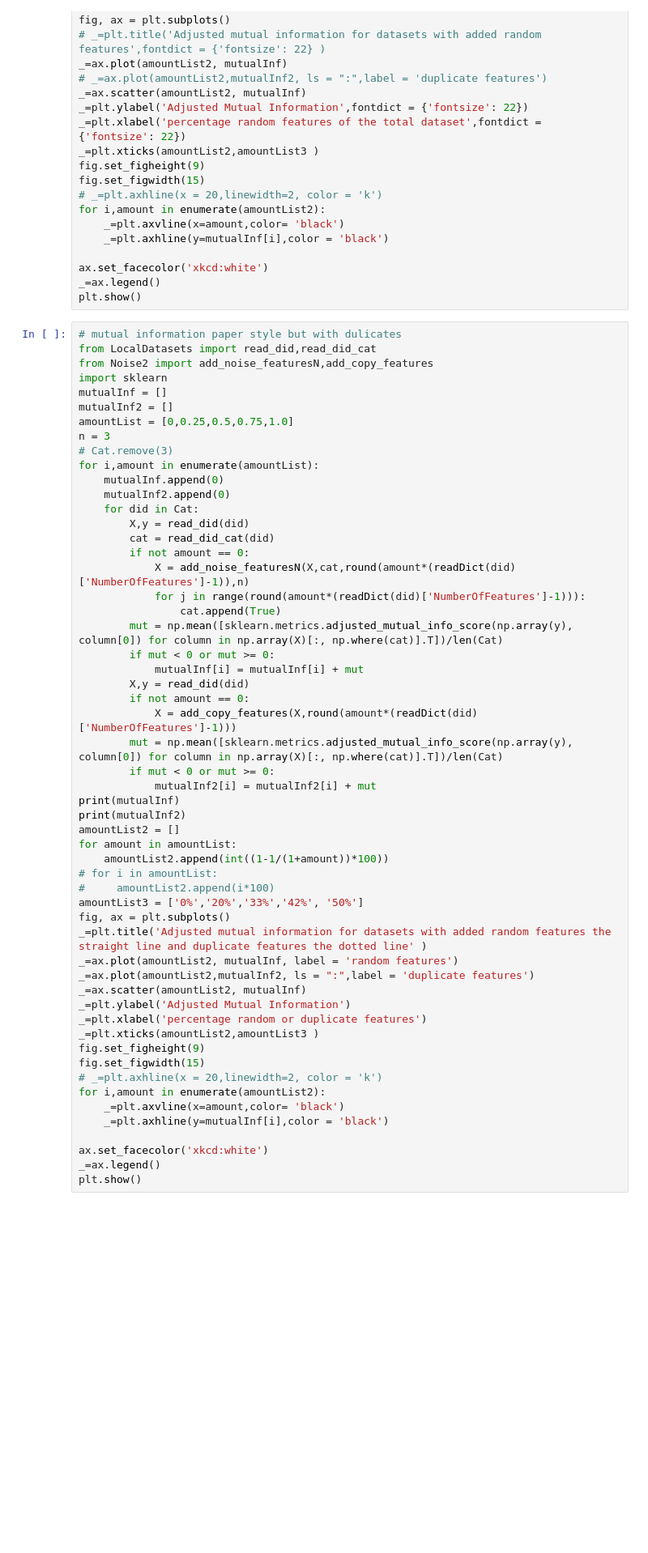
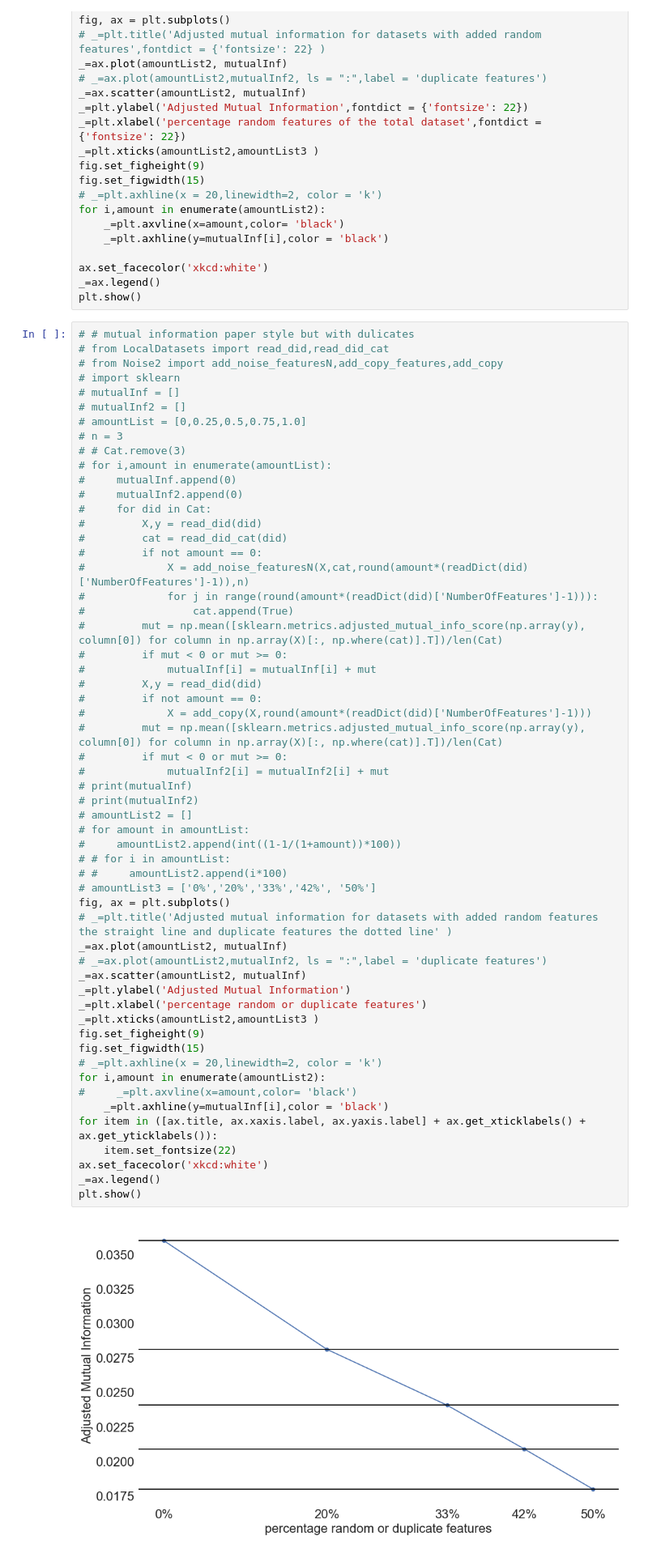
Before and after one commit to lieeuwos/Primitive_annotations, a Jupyter notebook: MetaFeatures.ipynb, the cells around one changed output. Shown at 81% size. Cells and saved outputs as stored; diff of their text form; blank space fills up the shorter version.

```diff
--- a/MetaFeatures.ipynb
+++ b/MetaFeatures.ipynb
@@ -120,57 +251,60 @@ ax.set_facecolor('xkcd:white')
 _=ax.legend()
 plt.show()
 # %%
-# mutual information paper style but with dulicates
-from LocalDatasets import read_did,read_did_cat
-from Noise2 import add_noise_featuresN,add_copy_features
-import sklearn
-mutualInf = []
-mutualInf2 = []
-amountList = [0,0.25,0.5,0.75,1.0]
-n = 3
-# Cat.remove(3)
-for i,amount in enumerate(amountList):
-    mutualInf.append(0)
-    mutualInf2.append(0)
-    for did in Cat:
-        X,y = read_did(did)
-        cat = read_did_cat(did)
-        if not amount == 0:
-            X = add_noise_featuresN(X,cat,round(amount*(readDict(did)['NumberOfFeatures']-1)),n)
-            for j in range(round(amount*(readDict(did)['NumberOfFeatures']-1))):
-                cat.append(True)
-        mut = np.mean([sklearn.metrics.adjusted_mutual_info_score(np.array(y), column[0]) for column in np.array(X)[:, np.where(cat)].T])/len(Cat)
-        if mut < 0 or mut >= 0:
-            mutualInf[i] = mutualInf[i] + mut
-        X,y = read_did(did)
-        if not amount == 0:
-            X = add_copy_features(X,round(amount*(readDict(did)['NumberOfFeatures']-1)))
-        mut = np.mean([sklearn.metrics.adjusted_mutual_info_score(np.array(y), column[0]) for column in np.array(X)[:, np.where(cat)].T])/len(Cat)
-        if mut < 0 or mut >= 0:
-            mutualInf2[i] = mutualInf2[i] + mut
-print(mutualInf)
-print(mutualInf2)
-amountList2 = []
-for amount in amountList:
-    amountList2.append(int((1-1/(1+amount))*100))
-# for i in amountList:
-#     amountList2.append(i*100)
-amountList3 = ['0%','20%','33%','42%', '50%']
+# # mutual information paper style but with dulicates
+# from LocalDatasets import read_did,read_did_cat
+# from Noise2 import add_noise_featuresN,add_copy_features,add_copy
+# import sklearn
+# mutualInf = []
+# mutualInf2 = []
+# amountList = [0,0.25,0.5,0.75,1.0]
+# n = 3
+# # Cat.remove(3)
+# for i,amount in enumerate(amountList):
+#     mutualInf.append(0)
+#     mutualInf2.append(0)
+#     for did in Cat:
+#         X,y = read_did(did)
+#         cat = read_did_cat(did)
+#         if not amount == 0:
+#             X = add_noise_featuresN(X,cat,round(amount*(readDict(did)['NumberOfFeatures']-1)),n)
+#             for j in range(round(amount*(readDict(did)['NumberOfFeatures']-1))):
+#                 cat.append(True)
+#         mut = np.mean([sklearn.metrics.adjusted_mutual_info_score(np.array(y), column[0]) for column in np.array(X)[:, np.where(cat)].T])/len(Cat)
+#         if mut < 0 or mut >= 0:
+#             mutualInf[i] = mutualInf[i] + mut
+#         X,y = read_did(did)
+#         if not amount == 0:
+#             X = add_copy(X,round(amount*(readDict(did)['NumberOfFeatures']-1)))
+#         mut = np.mean([sklearn.metrics.adjusted_mutual_info_score(np.array(y), column[0]) for column in np.array(X)[:, np.where(cat)].T])/len(Cat)
+#         if mut < 0 or mut >= 0:
+#             mutualInf2[i] = mutualInf2[i] + mut
+# print(mutualInf)
+# print(mutualInf2)
+# amountList2 = []
+# for amount in amountList:
+#     amountList2.append(int((1-1/(1+amount))*100))
+# # for i in amountList:
+# #     amountList2.append(i*100)
+# amountList3 = ['0%','20%','33%','42%', '50%']
 fig, ax = plt.subplots()
-_=plt.title('Adjusted mutual information for datasets with added random features the straight line and duplicate features the dotted line' )
-_=ax.plot(amountList2, mutualInf, label = 'random features')
-_=ax.plot(amountList2,mutualInf2, ls = ":",label = 'duplicate features')
+# _=plt.title('Adjusted mutual information for datasets with added random features the straight line and duplicate features the dotted line' )
+_=ax.plot(amountList2, mutualInf)
+# _=ax.plot(amountList2,mutualInf2, ls = ":",label = 'duplicate features')
 _=ax.scatter(amountList2, mutualInf)
 _=plt.ylabel('Adjusted Mutual Information')
 _=plt.xlabel('percentage random or duplicate features')
 _=plt.xticks(amountList2,amountList3 )
 fig.set_figheight(9)
 fig.set_figwidth(15)
 # _=plt.axhline(x = 20,linewidth=2, color = 'k')
 for i,amount in enumerate(amountList2):
-    _=plt.axvline(x=amount,color= 'black')
+#     _=plt.axvline(x=amount,color= 'black')
     _=plt.axhline(y=mutualInf[i],color = 'black')
-
+for item in ([ax.title, ax.xaxis.label, ax.yaxis.label] + ax.get_xticklabels() + ax.get_yticklabels()):
+    item.set_fontsize(22)
 ax.set_facecolor('xkcd:white')
 _=ax.legend()
 plt.show()
+# %% [output]
+[figure, added]
```
Also changed, not shown: parts of 10 cells of this notebook.
